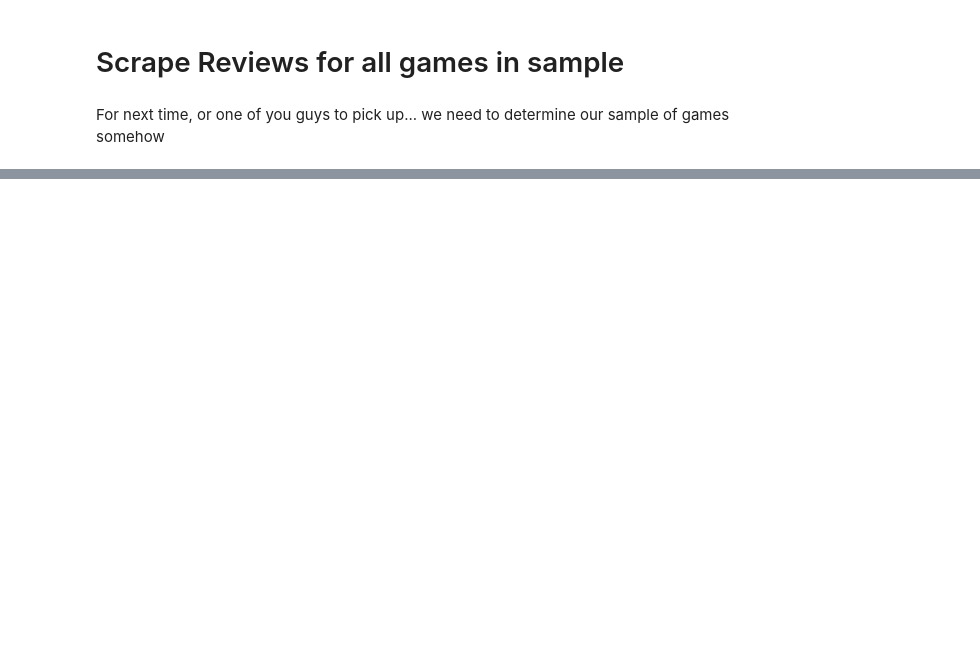
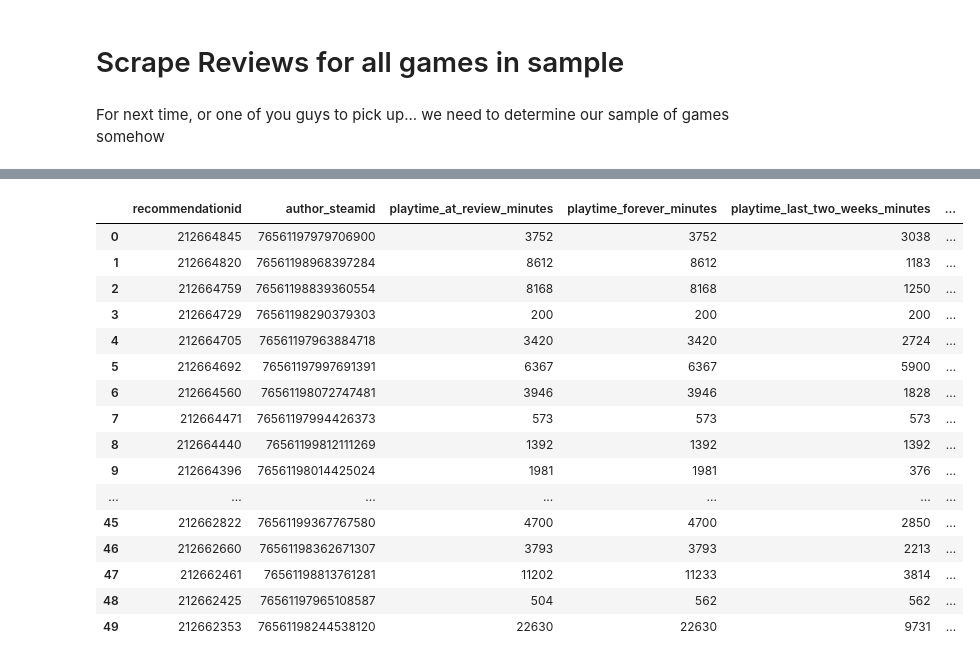
Before and after one commit to CGU-08-IST-332-nlp-steam-name/group-project, a Jupyter notebook: APIScrape.ipynb, the cells around one changed output, grey strips where cells are left out. Cells and saved outputs as stored; diff of their text form; code cells hidden in the pictures; blank space fills up the shorter version.

```diff
--- a/APIScrape.ipynb
+++ b/APIScrape.ipynb
@@ -271,0 +364,21 @@ For next time, or one of you guys to pick up... we need to determine our sample
+# %%
+review_df = pd.read_csv("data/test_raw_reviews.csv")
+review_df.head(50)
+# %% [output]
+|  | recommendationid | author_steamid | playtime_at_review_minutes | playtime_forever_minutes | playtime_last_two_weeks_minutes | ... |
+| 0 | 212664845 | 76561197979706900 | 3752 | 3752 | 3038 | ... |
+| 1 | 212664820 | 76561198968397284 | 8612 | 8612 | 1183 | ... |
+| 2 | 212664759 | 76561198839360554 | 8168 | 8168 | 1250 | ... |
+| 3 | 212664729 | 76561198290379303 | 200 | 200 | 200 | ... |
+| 4 | 212664705 | 76561197963884718 | 3420 | 3420 | 2724 | ... |
+| 5 | 212664692 | 76561197997691391 | 6367 | 6367 | 5900 | ... |
+| 6 | 212664560 | 76561198072747481 | 3946 | 3946 | 1828 | ... |
+| 7 | 212664471 | 76561197994426373 | 573 | 573 | 573 | ... |
+| 8 | 212664440 | 76561199812111269 | 1392 | 1392 | 1392 | ... |
+| 9 | 212664396 | 76561198014425024 | 1981 | 1981 | 376 | ... |
+| ... | ... | ... | ... | ... | ... | ... |
+| 45 | 212662822 | 76561199367767580 | 4700 | 4700 | 2850 | ... |
+| 46 | 212662660 | 76561198362671307 | 3793 | 3793 | 2213 | ... |
+| 47 | 212662461 | 76561198813761281 | 11202 | 11233 | 3814 | ... |
+| 48 | 212662425 | 76561197965108587 | 504 | 562 | 562 | ... |
+| 49 | 212662353 | 76561198244538120 | 22630 | 22630 | 9731 | ... |
```
Also changed, not shown: parts of 12 cells of this notebook.
